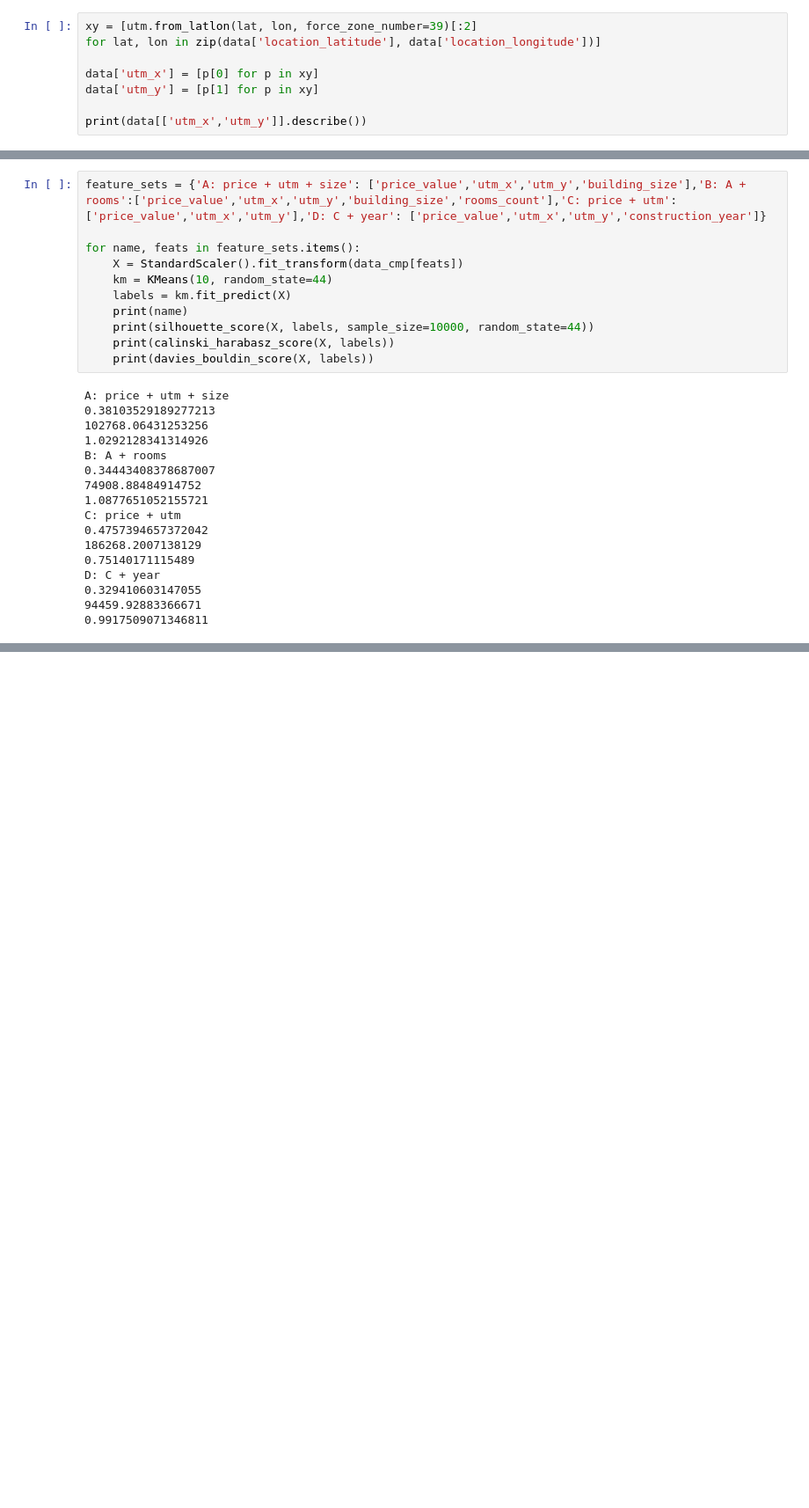
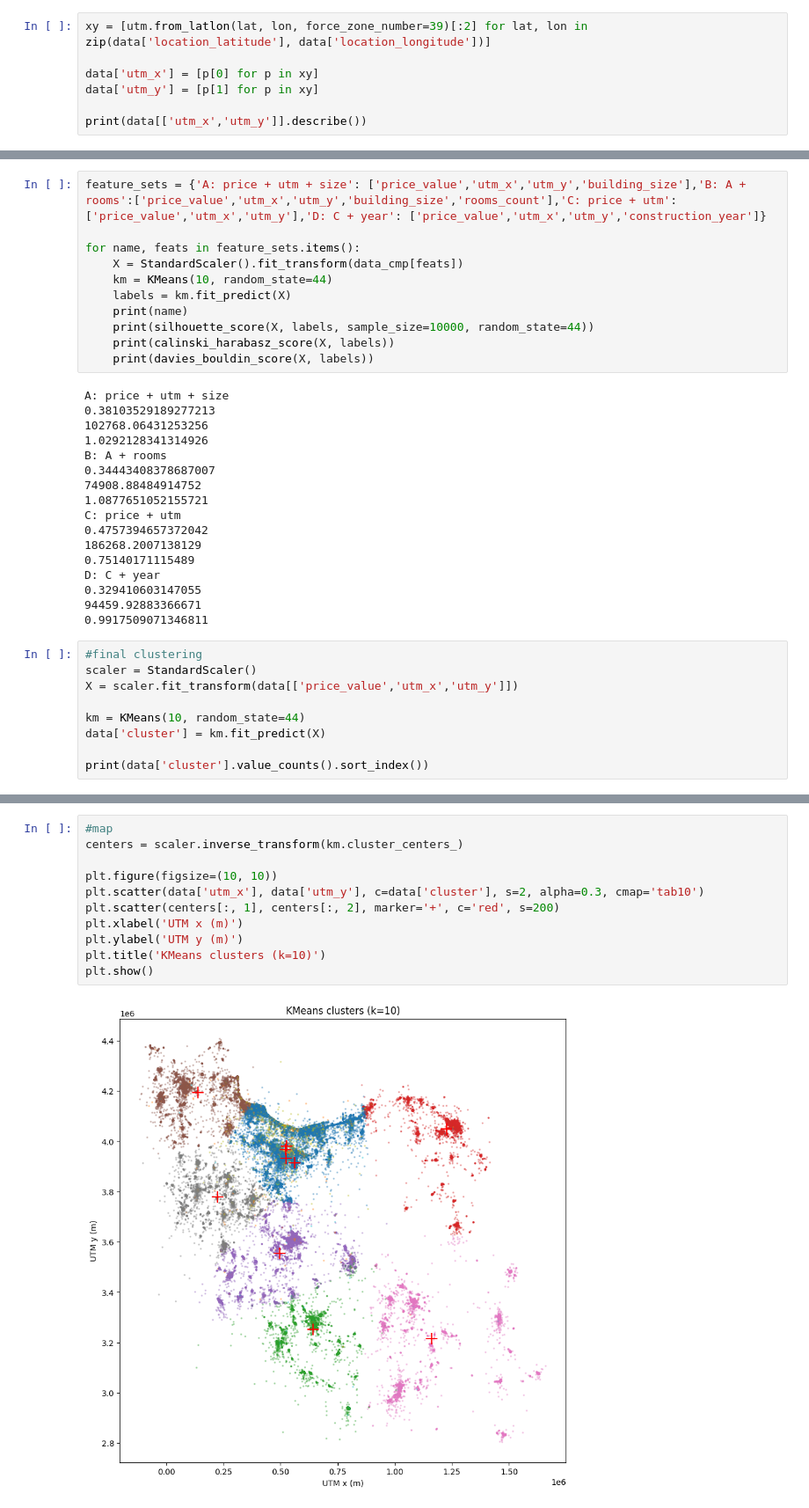
Before and after one commit to aminrafi394/quera-AI-first-project, a Jupyter notebook: notebooks/clustering_mahdi.ipynb, the cells around one changed output, grey strips where cells are left out. Shown at 88% size. Cells and saved outputs as stored; diff of their text form; blank space fills up the shorter version.

Commit message:
Run KMeans with 10 clusters and profile the clusters

```diff
--- a/notebooks/clustering_mahdi.ipynb
+++ b/notebooks/clustering_mahdi.ipynb
@@ -87,8 +87,7 @@ min    1.640000e+08      23.000000
 75%    5.850000e+09     153.000000
 max    5.100000e+10     538.000000
 # %%
-xy = [utm.from_latlon(lat, lon, force_zone_number=39)[:2]
-for lat, lon in zip(data['location_latitude'], data['location_longitude'])]
+xy = [utm.from_latlon(lat, lon, force_zone_number=39)[:2] for lat, lon in zip(data['location_latitude'], data['location_longitude'])]
 
 data['utm_x'] = [p[0] for p in xy]
 data['utm_y'] = [p[1] for p in xy]
@@ -191,3 +192,12 @@ D: C + year
 0.329410603147055
 94459.92883366671
 0.9917509071346811
+# %%
+#final clustering
+scaler = StandardScaler()
+X = scaler.fit_transform(data[['price_value','utm_x','utm_y']])
+
+km = KMeans(10, random_state=44)
+data['cluster'] = km.fit_predict(X)
+
+print(data['cluster'].value_counts().sort_index())
@@ -193,0 +217,13 @@ D: C + year
+# %%
+#map
+centers = scaler.inverse_transform(km.cluster_centers_)
+
+plt.figure(figsize=(10, 10))
+plt.scatter(data['utm_x'], data['utm_y'], c=data['cluster'], s=2, alpha=0.3, cmap='tab10')
+plt.scatter(centers[:, 1], centers[:, 2], marker='+', c='red', s=200)
+plt.xlabel('UTM x (m)')
+plt.ylabel('UTM y (m)')
+plt.title('KMeans clusters (k=10)')
+plt.show()
+# %% [output]
+[figure, added]
```
Also changed, not shown: parts of 3 cells of this notebook.
